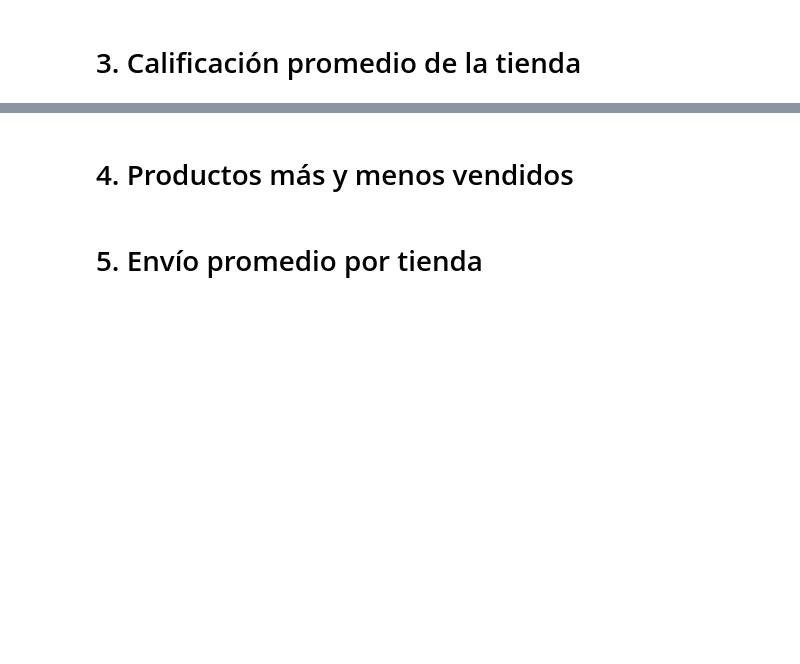
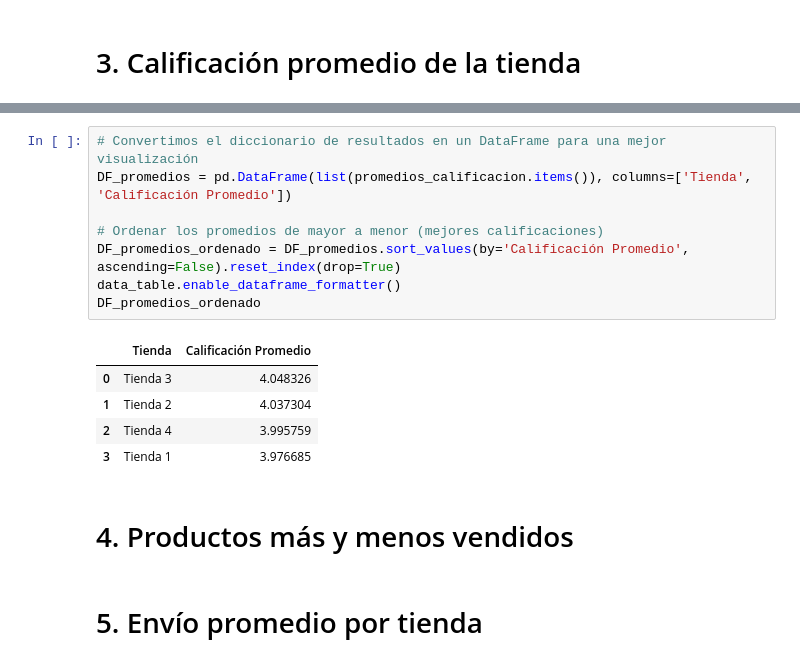
Before and after one commit to JDVAR7/challenge1-data-science-latam, a Jupyter notebook: AluraStoreLatam.ipynb, the cells around one changed output, grey strips where cells are left out. Cells and saved outputs as stored; diff of their text form; blank space fills up the shorter version.

```diff
--- a/AluraStoreLatam.ipynb
+++ b/AluraStoreLatam.ipynb
@@ -211,3 +201,17 @@ Base para Pronóstico: Este conteo de ventas es un insumo directo para modelos d
+# %%
+# Convertimos el diccionario de resultados en un DataFrame para una mejor visualización
+DF_promedios = pd.DataFrame(list(promedios_calificacion.items()), columns=['Tienda', 'Calificación Promedio'])
+
+# Ordenar los promedios de mayor a menor (mejores calificaciones)
+DF_promedios_ordenado = DF_promedios.sort_values(by='Calificación Promedio', ascending=False).reset_index(drop=True)
+data_table.enable_dataframe_formatter()
+DF_promedios_ordenado
+# %% [output]
+|  | Tienda | Calificación Promedio |
+| 0 | Tienda 3 | 4.048326 |
+| 1 | Tienda 2 | 4.037304 |
+| 2 | Tienda 4 | 3.995759 |
+| 3 | Tienda 1 | 3.976685 |
 # %% [markdown]
 # 4. Productos más y menos vendidos
 # %% [markdown]
```
Also changed, not shown: parts of 9 cells of this notebook.
